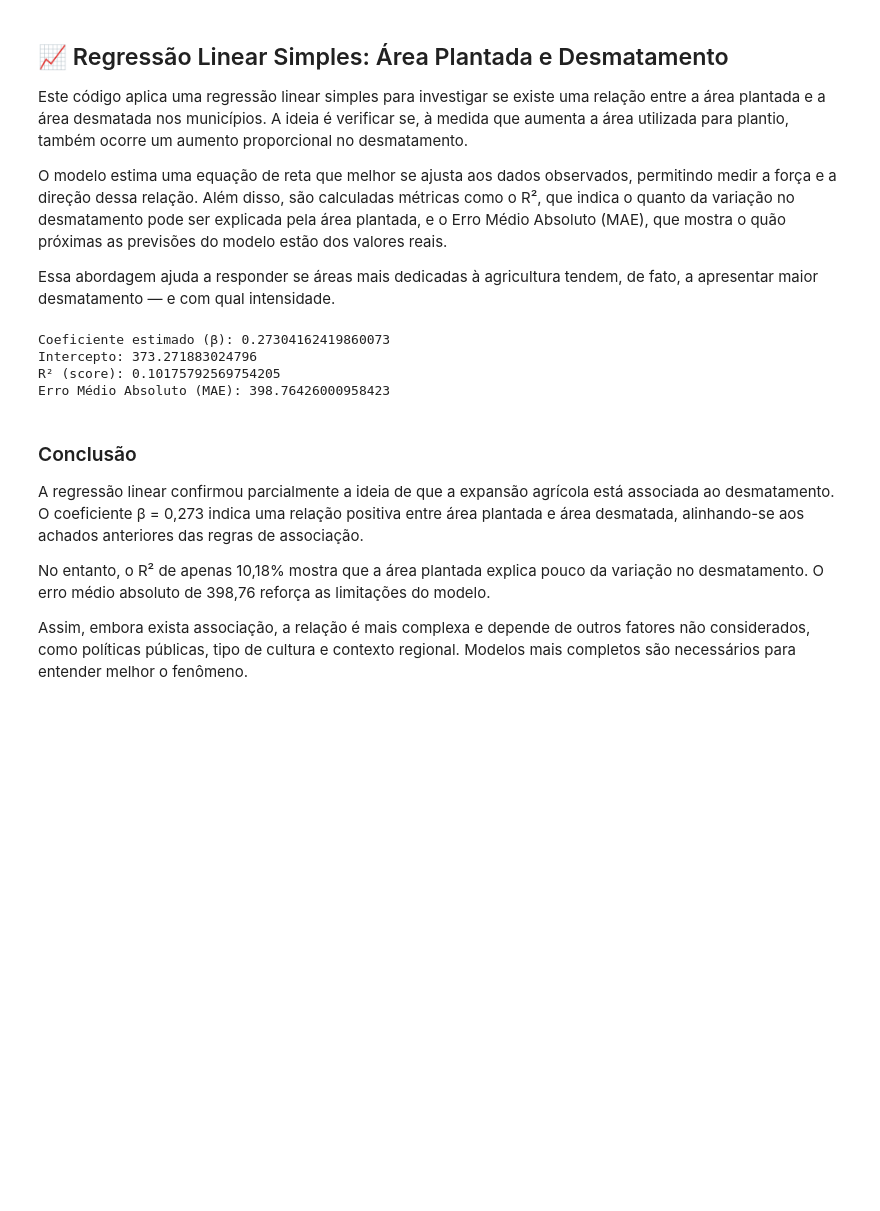
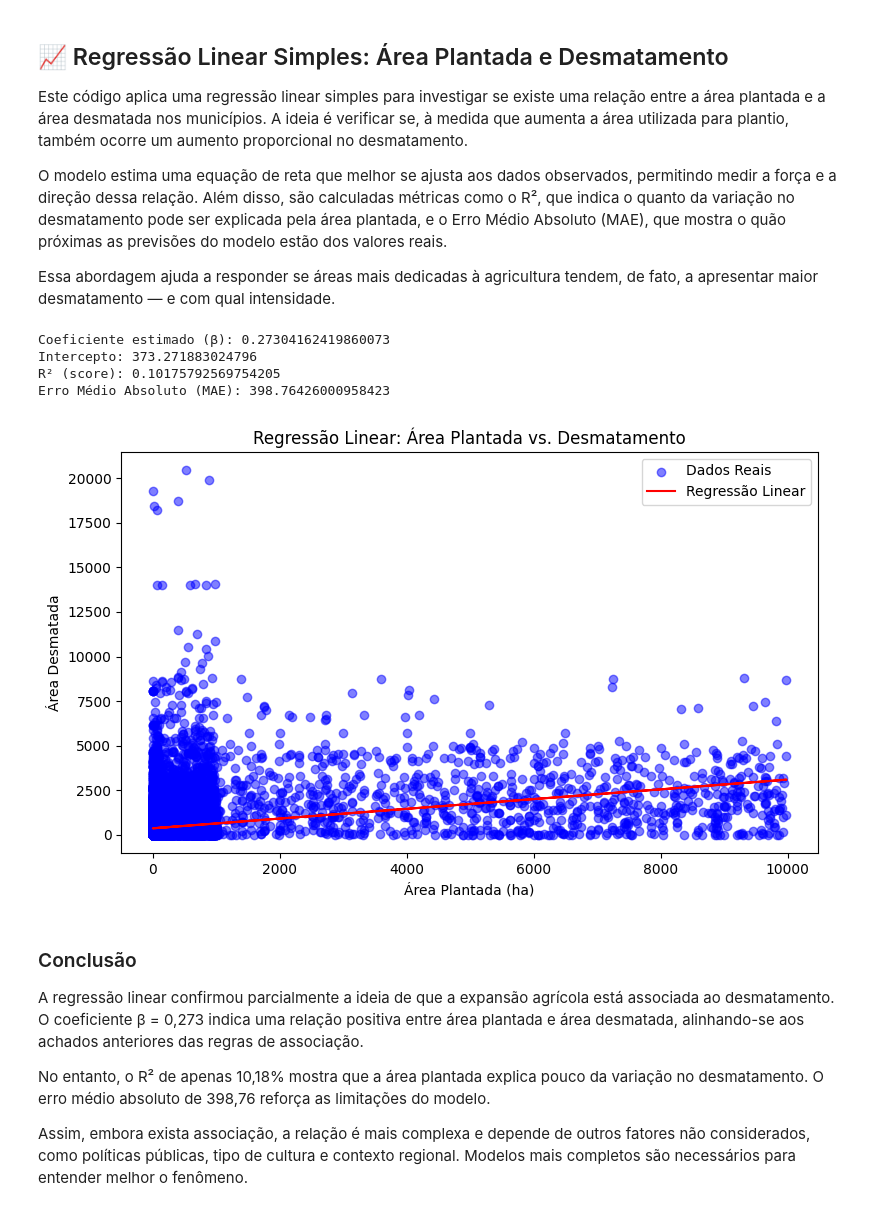
Before and after one commit to amandacmelo/Projeto-Ciencia-de-Dados, a Jupyter notebook: Regressão Linear/Regressao_linear_desmatamento.ipynb, the cells around one changed output. Saved outputs shown, nothing was run; the diff lists cells and outputs as text; code cells hidden in the pictures; blank space fills up the shorter version.

```diff
--- a/Regressão Linear/Regressao_linear_desmatamento.ipynb
+++ b/Regressão Linear/Regressao_linear_desmatamento.ipynb
@@ -50,7 +50,7 @@ dados = dados.rename(columns={'Ano': 'ano', 'CDMunicipio': 'id_municipio'})
 df = pd.merge(dados, dados_desmatamento, on=['ano', 'id_municipio'], how='inner')
 
 # Selecionar apenas as colunas relevantes
-df = df[['VlProducaoAgricola', 'desmatado', 'AreaPlantada_h', 'VlProducaoPecuaria']].copy()
+df = df[['VlProducaoAgricola', 'desmatado', 'AreaPlantada_h', 'VlProducaoPecuaria', 'Area', 'NrNascimentos', 'QtEmpresas', 'PessoalAssalariado', 'PessoalOcupado', 'Populacao']].copy()
 # %% [markdown]
 ## 📈 Regressão Linear Simples: Área Plantada e Desmatamento
 Este código aplica uma regressão linear simples para investigar se existe uma relação entre a área plantada e a área desmatada nos municípios. A ideia é verificar se, à medida que aumenta a área utilizada para plantio, também ocorre um aumento proporcional no desmatamento.
@@ -59,31 +59,45 @@ O modelo estima uma equação de reta que melhor se ajusta aos dados observados,
 
 Essa abordagem ajuda a responder se áreas mais dedicadas à agricultura tendem, de fato, a apresentar maior desmatamento — e com qual intensidade.
 # %%
+import matplotlib.pyplot as plt
+
 from sklearn.linear_model import LinearRegression
 from sklearn.metrics import mean_absolute_error
 
 # Variáveis independentes (X) e dependentes (Y)
 X = df['AreaPlantada_h'].values.reshape(-1, 1)  # X deve estar em formato 2D
 Y = df['desmatado'].values  # Y pode estar em formato 1D
 
 # Criar e ajustar o modelo de regressão linear
 lm = LinearRegression()
 lm.fit(X, Y)
 
 # Coeficiente (beta), intercepto e R²
 print('Coeficiente estimado (β):', lm.coef_[0])
 print('Intercepto:', lm.intercept_)
 print('R² (score):', lm.score(X, Y))
 
 # Previsões e Erro Médio Absoluto
 Y_pred = lm.predict(X)
 mae = mean_absolute_error(Y, Y_pred)
 print('Erro Médio Absoluto (MAE):', mae)
+
+# Gráfico de dispersão com linha de regressão
+plt.figure(figsize=(8, 5))
+plt.scatter(X, Y, color='blue', alpha=0.5, label='Dados Reais')
+plt.plot(X, Y_pred, color='red', label='Regressão Linear')
+plt.xlabel('Área Plantada (ha)')
+plt.ylabel('Área Desmatada')
+plt.title('Regressão Linear: Área Plantada vs. Desmatamento')
+plt.legend()
+plt.tight_layout()
+plt.show()
 # %% [output]
 Coeficiente estimado (β): 0.27304162419860073
 Intercepto: 373.271883024796
 R² (score): 0.10175792569754205
 Erro Médio Absoluto (MAE): 398.76426000958423
+[figure, added]
 # %% [markdown]
 ### Conclusão
 A regressão linear confirmou parcialmente a ideia de que a expansão agrícola está associada ao desmatamento. O coeficiente β = 0,273 indica uma relação positiva entre área plantada e área desmatada, alinhando-se aos achados anteriores das regras de associação.
```
Also changed, not shown: parts of 6 cells of this notebook, 1 other file.
